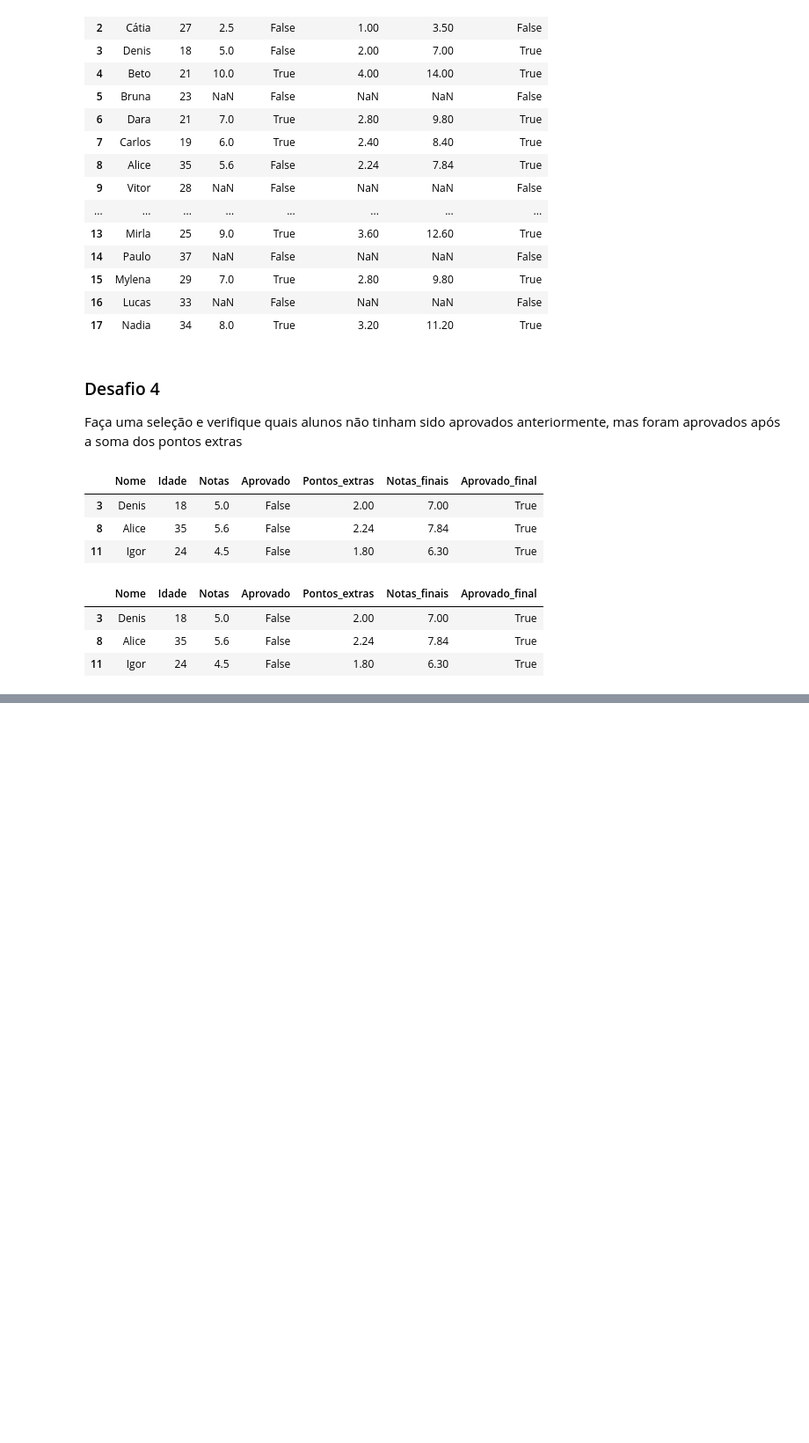
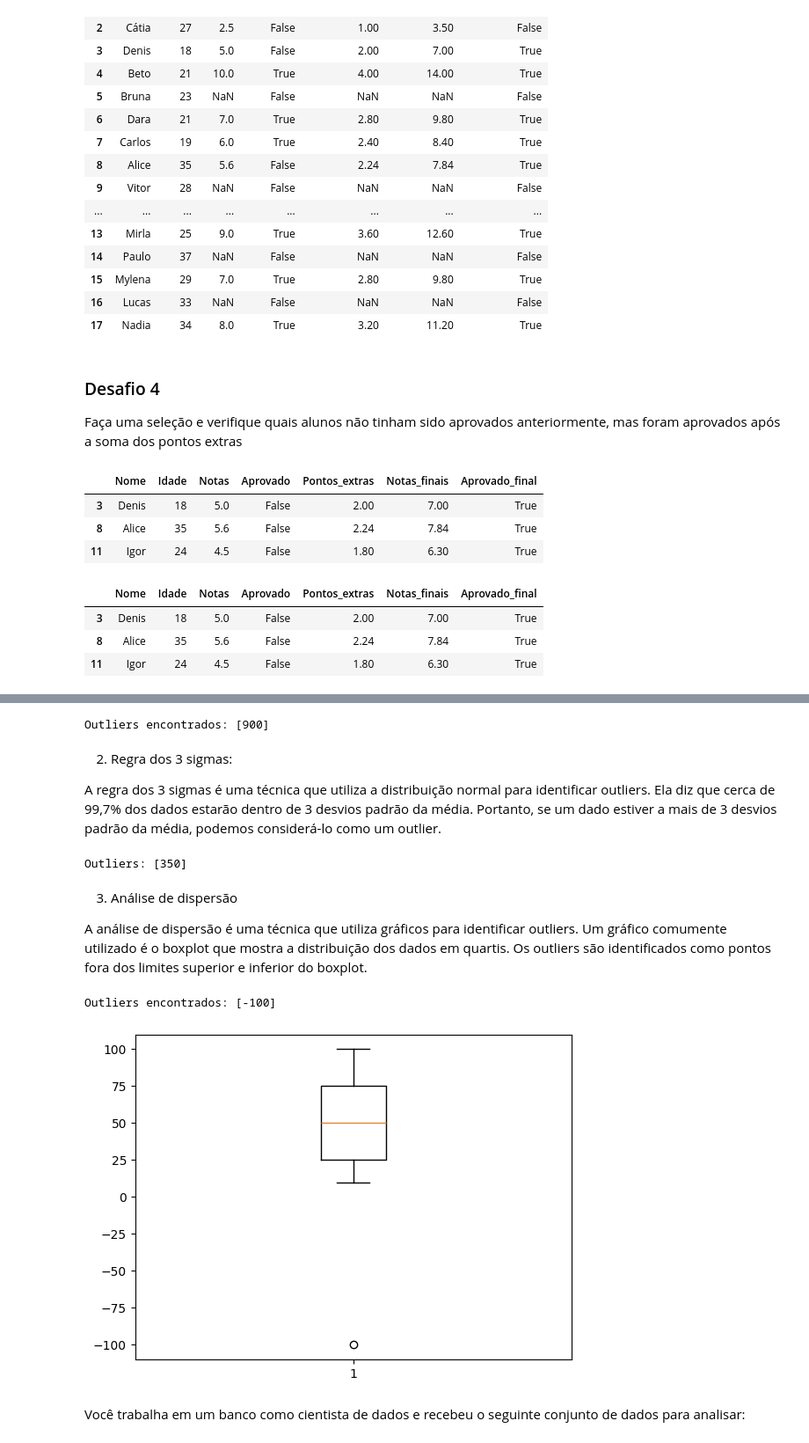
Before and after one commit to izotan/Cursos, a Jupyter notebook: Data-Science/Python/Pandas/Pandas_ETL_Completo/desafios.ipynb, the cells around one changed output, grey strips where cells are left out. Shown at 88% size. Saved outputs shown, nothing was run; the diff lists cells and outputs as text; code cells hidden in the pictures; blank space fills up the shorter version.

```diff
--- a/Data-Science/Python/Pandas/Pandas_ETL_Completo/desafios.ipynb
+++ b/Data-Science/Python/Pandas/Pandas_ETL_Completo/desafios.ipynb
@@ -518,0 +529,67 @@ dados[selecao]
+# %%
+import numpy as np
+
+# Dados de exemplo
+data = np.array([100, 900, 30, 40, 150, 50, 60, 70, 80, 90, 100, 350])
+
+# Cálculo do z-score
+z_scores = (data - np.median(data)) / np.std(data)
+
+# Limite para considerar um dado como outlier
+limite = 3
+
+# Identificação dos outliers
+outliers = data[np.abs(np.around(z_scores)) >= limite]
+
+print("Outliers encontrados:", outliers)
+# %% [output]
+Outliers encontrados: [900]
+# %% [markdown]
+2) Regra dos 3 sigmas:
+
+A regra dos 3 sigmas é uma técnica que utiliza a distribuição normal para identificar outliers. Ela diz que cerca de 99,7% dos dados estarão dentro de 3 desvios padrão da média. Portanto, se um dado estiver a mais de 3 desvios padrão da média, podemos considerá-lo como um outlier.
+# %%
+import numpy as np
+
+# Criar um array com os dados
+dados = np.array([0, 10, 12, 13, 15, 16, 18, 20, 22, 25, 30, 35, 40, 50, 350])
+
+# Calcular a média e o desvio padrão do conjunto de dados
+media = np.mean(dados)
+desvio_padrao = np.std(dados)
+
+# Definir o limite superior e inferior para identificar os outliers
+limite_superior = media + (3 * desvio_padrao)
+limite_inferior = media - (3 * desvio_padrao)
+
+# Identificar os outliers no conjunto de dados
+outliers = dados[(dados > limite_superior) | (dados < limite_inferior)]
+
+print("Outliers:", outliers)
+# %% [output]
+Outliers: [350]
+# %% [markdown]
+3) Análise de dispersão
+
+A análise de dispersão é uma técnica que utiliza gráficos para identificar outliers. Um gráfico comumente utilizado é o boxplot que mostra a distribuição dos dados em quartis. Os outliers são identificados como pontos fora dos limites superior e inferior do boxplot.
+# %%
+import matplotlib.pyplot as plt
+import numpy as np
+
+# Dados de exemplo
+data = np.array([10, 20, 30, 40, 50, 60, 70, 80, 90, 100])
+
+# Criação do boxplot
+fig, ax = plt.subplots()
+ax.boxplot(data)
+
+# Identificação dos outliers
+outliers = data[(data < np.percentile(data, 25) - (1.5 * (np.percentile(data, 75) - np.percentile(data, 25)))) |
+                (data > np.percentile(data, 75) + (1.5 * (np.percentile(data, 75) - np.percentile(data, 25))))]
+
+print("Outliers encontrados:", outliers)
+# %% [output]
+Outliers encontrados: [-100]
+[figure, added]
+# %% [markdown]
+Você trabalha em um banco como cientista de dados e recebeu o seguinte conjunto de dados para analisar:
```
Also changed, not shown: parts of 11 cells of this notebook, 2 other files.
